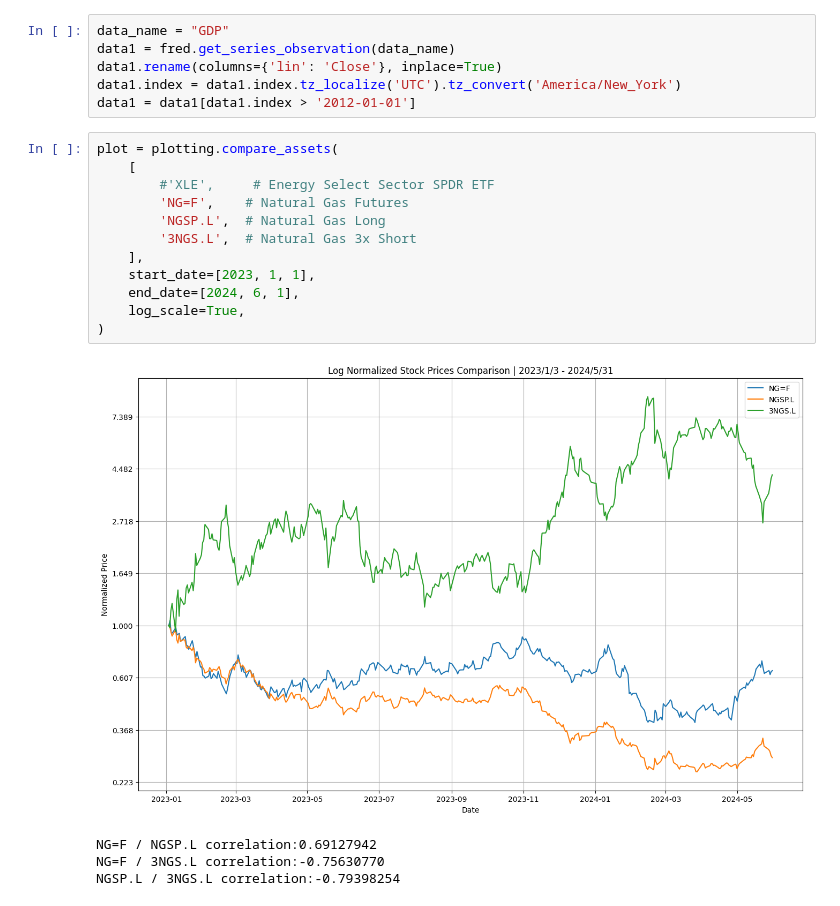
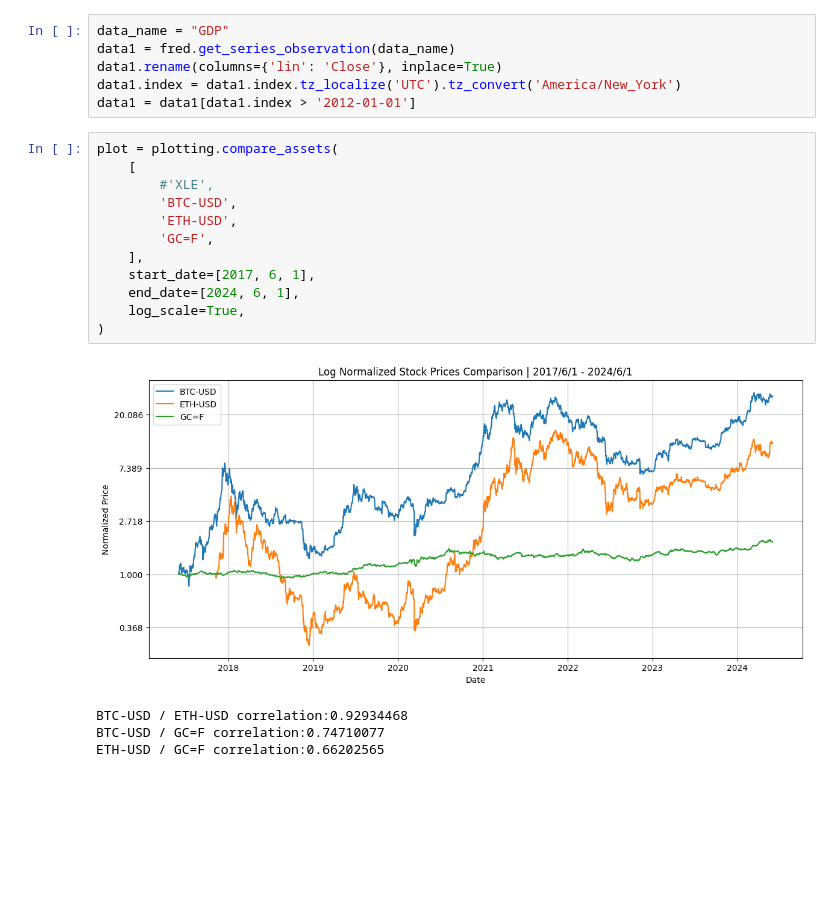
Before and after one commit to ivandimitrovkyulev/Notebooks, a Jupyter notebook: sample/comparison.ipynb, the cells around one changed output. Cells and saved outputs as stored; diff of their text form; blank space fills up the shorter version.

```diff
--- a/sample/comparison.ipynb
+++ b/sample/comparison.ipynb
@@ -16,17 +16,17 @@ data1 = data1[data1.index > '2012-01-01']
 # %%
 plot = plotting.compare_assets(
     [
-        #'XLE',     # Energy Select Sector SPDR ETF
-        'NG=F',    # Natural Gas Futures
-        'NGSP.L',  # Natural Gas Long
-        '3NGS.L',  # Natural Gas 3x Short
+        #'XLE',
+        'BTC-USD',
+        'ETH-USD',
+        'GC=F',
     ],
-    start_date=[2023, 1, 1],
+    start_date=[2017, 6, 1],
     end_date=[2024, 6, 1],
     log_scale=True,
 )
 # %% [output]
-[figure, old version]
+[figure, new version]
-NG=F / NGSP.L correlation:0.69127942
-NG=F / 3NGS.L correlation:-0.75630770
-NGSP.L / 3NGS.L correlation:-0.79398254
+BTC-USD / ETH-USD correlation:0.92934468
+BTC-USD / GC=F correlation:0.74710077
+ETH-USD / GC=F correlation:0.66202565
```
Also changed, not shown: 7 other files.
